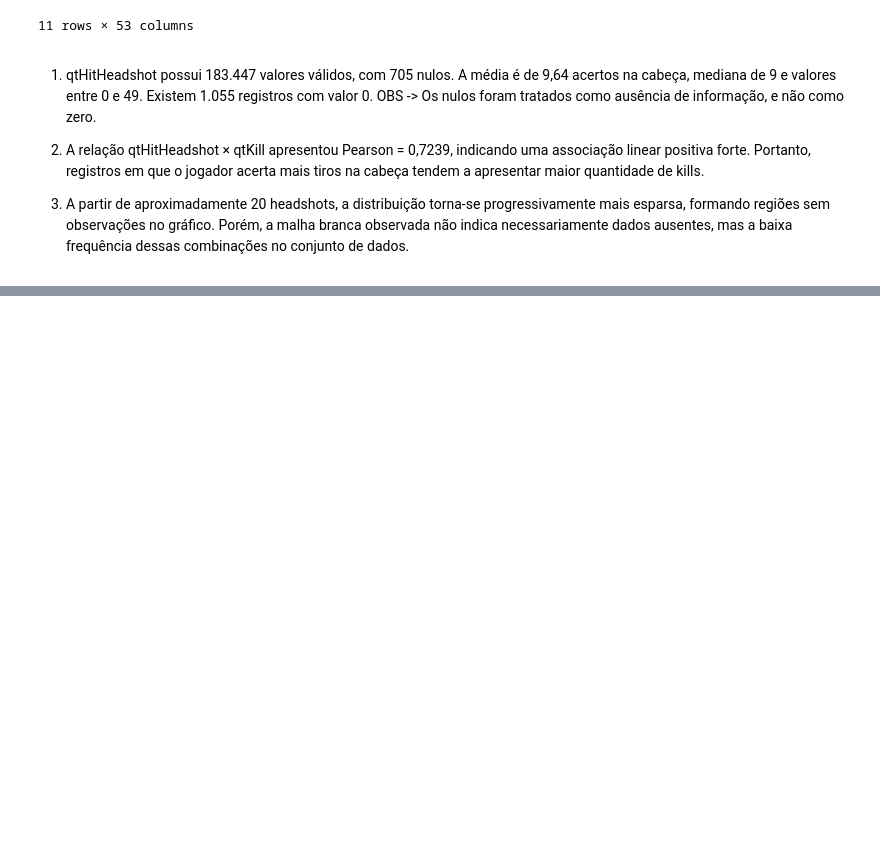
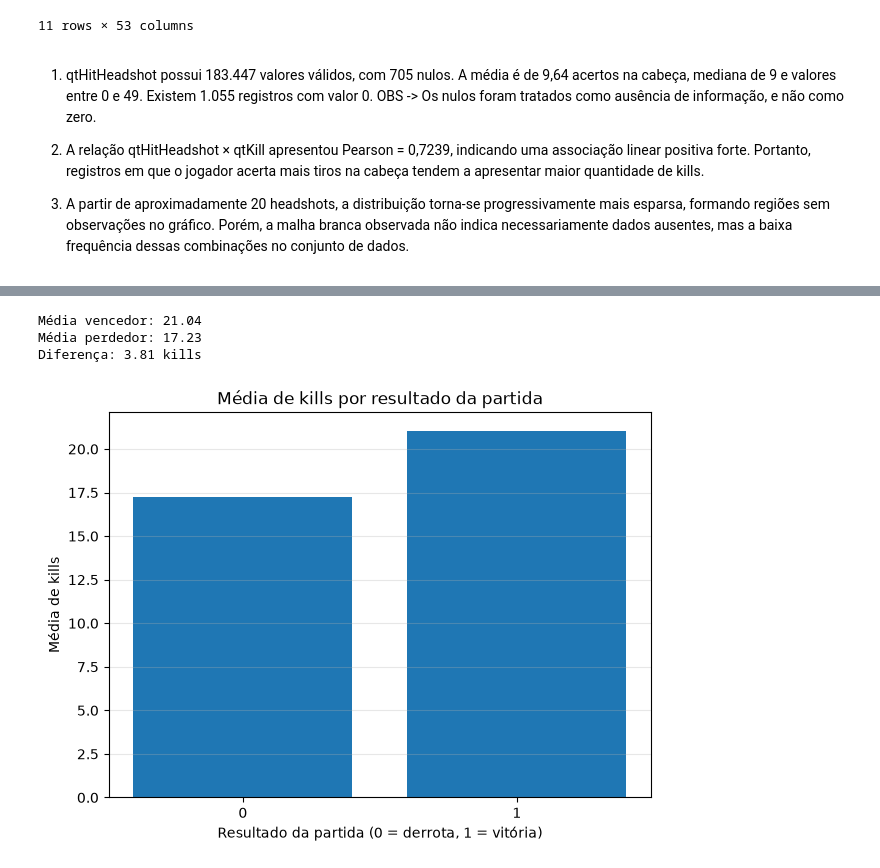
Before and after one commit to lucasccesar/Projeto-IA, a Jupyter notebook: notebooks/01_eda_dataset.ipynb, the cells around one changed output, grey strips where cells are left out. Saved outputs shown, nothing was run; the diff lists cells and outputs as text; code cells hidden in the pictures; blank space fills up the shorter version.

```diff
--- a/notebooks/01_eda_dataset.ipynb
+++ b/notebooks/01_eda_dataset.ipynb
@@ -1324,0 +1387,15 @@ df[
+# %%
+print(df['flWinner'].value_counts(dropna=False))
+
+kills_por_resultado = (
+    df.groupby('flWinner')
+      .agg(
+          qtdRegistros=('qtKill', 'count'),
+          mediaKills=('qtKill', 'mean'),
+          medianaKills=('qtKill', 'median'),
+          desvioKills=('qtKill', 'std')
+      )
+      .reset_index()
+)
+
+display(kills_por_resultado)
@@ -1324,0 +1410,34 @@ df[
+# %%
+media_vencedor = df.loc[
+    df['flWinner'] == 1, 'qtKill'
+].mean()
+
+media_perdedor = df.loc[
+    df['flWinner'] == 0, 'qtKill'
+].mean()
+
+diferenca = media_vencedor - media_perdedor
+
+print(f'Média vencedor: {media_vencedor:.2f}')
+print(f'Média perdedor: {media_perdedor:.2f}')
+print(f'Diferença: {diferenca:.2f} kills')
+# %% [output]
+Média vencedor: 21.04
+Média perdedor: 17.23
+Diferença: 3.81 kills
+# %%
+plt.figure(figsize=(7, 5))
+
+plt.bar(
+    kills_por_resultado['flWinner'].astype(str),
+    kills_por_resultado['mediaKills']
+)
+
+plt.xlabel('Resultado da partida (0 = derrota, 1 = vitória)')
+plt.ylabel('Média de kills')
+plt.title('Média de kills por resultado da partida')
+
+plt.grid(axis='y', alpha=0.3)
+plt.show()
+# %% [output]
+[figure, added]
```
Also changed, not shown: parts of 10 cells of this notebook.
